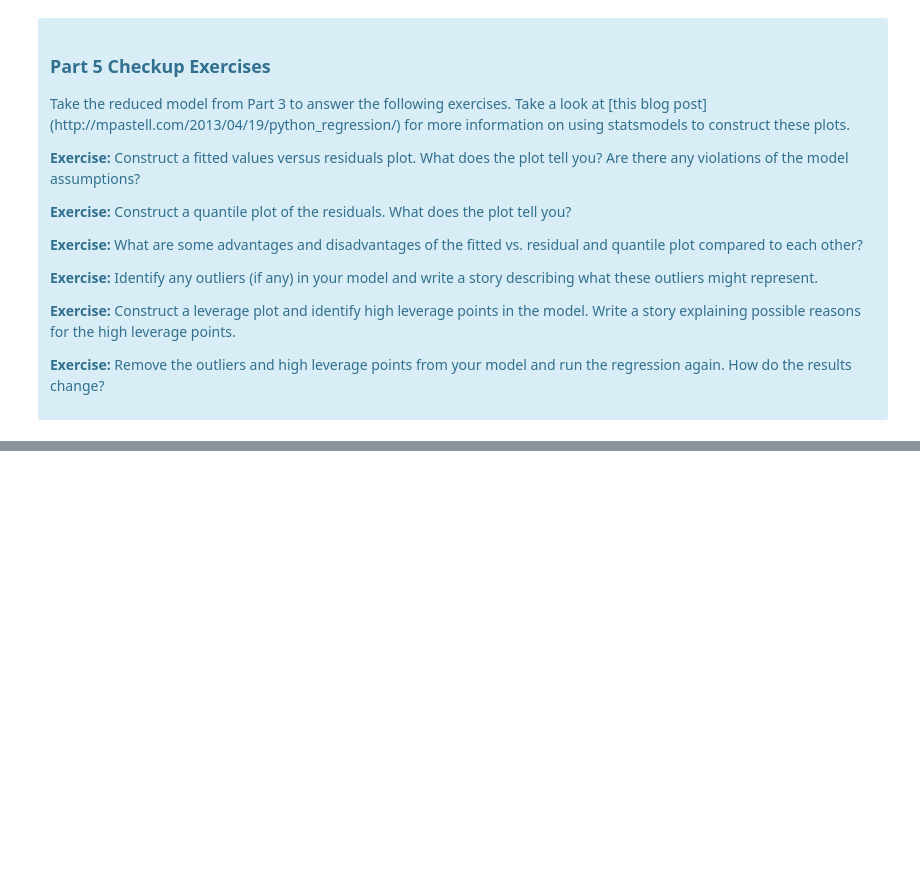
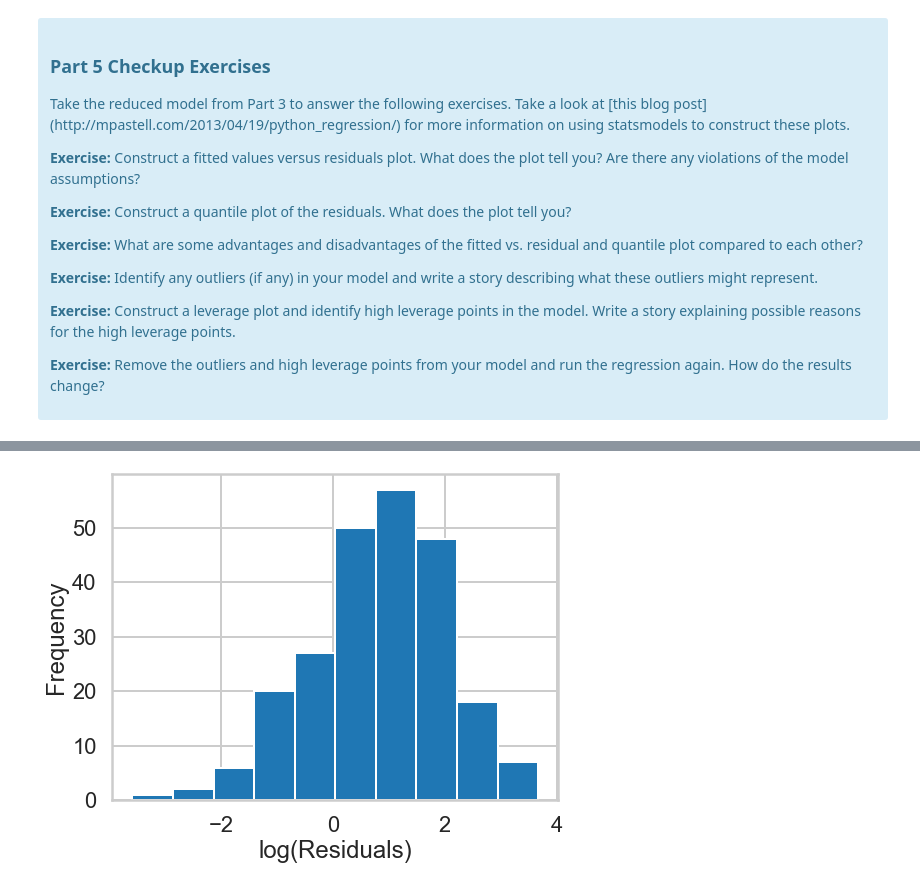
Before and after one commit to narek-g/mec-mini-projects, a Jupyter notebook: mec-11.4.1-linear-regression-mini-project/Mini_Project_Linear_Regression.ipynb, the cells around one changed output, grey strips where cells are left out. Cells and saved outputs as stored; diff of their text form; code cells hidden in the pictures; blank space fills up the shorter version.

```diff
--- a/mec-11.4.1-linear-regression-mini-project/Mini_Project_Linear_Regression.ipynb
+++ b/mec-11.4.1-linear-regression-mini-project/Mini_Project_Linear_Regression.ipynb
@@ -820,0 +912,8 @@ There are some other issues that are important investigate with linear regressio
+# %%
+plt.figure(figsize=(8,6))
+plt.hist(np.log(residuals))
+plt.xlabel('log(Residuals)')
+plt.ylabel('Frequency')
+plt.show()
+# %% [output]
+[figure, added]
```
Also changed, not shown: parts of 12 cells of this notebook.
